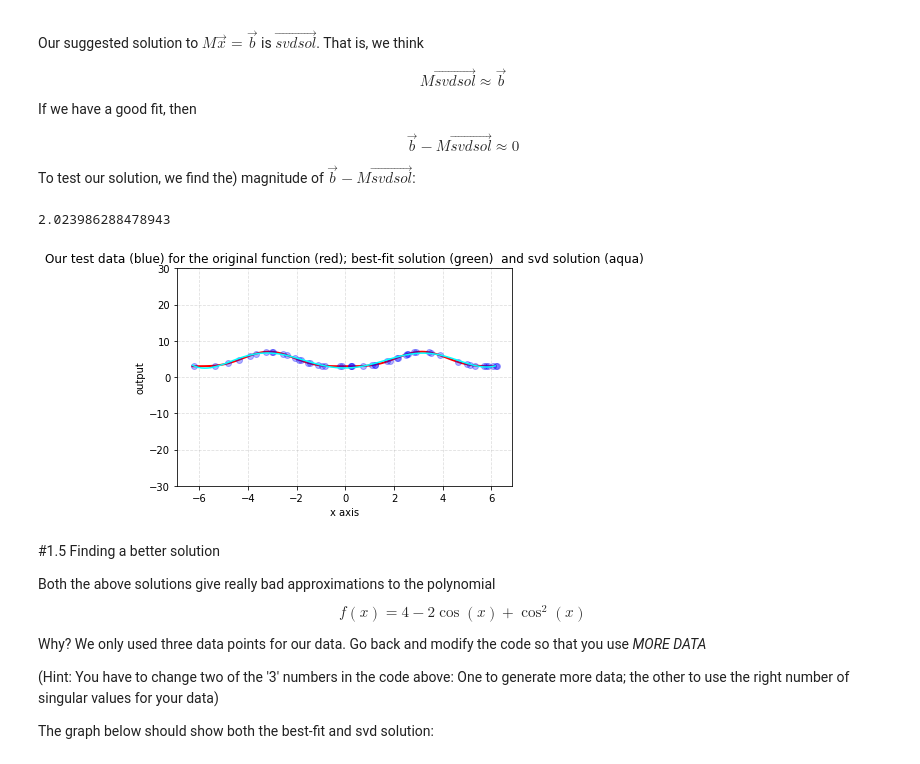
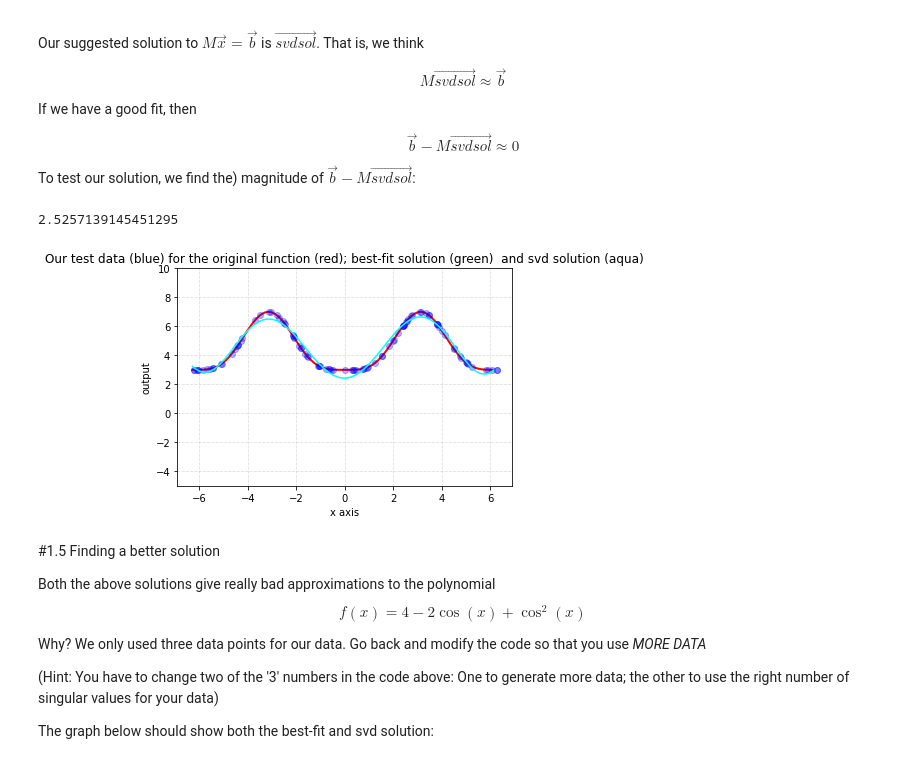
Before and after one commit to aaugustine130/AdvLinearAlgebra, a Jupyter notebook: Copy_of_Project_4_Case_1_Solving_for_a_known_trigonometric_function_using_Singular_Values_or_Best_Fit.ipynb, the cells around one changed output. Saved outputs shown, nothing was run; the diff lists cells and outputs as text; code cells hidden in the pictures.

```diff
--- a/Copy_of_Project_4_Case_1_Solving_for_a_known_trigonometric_function_using_Singular_Values_or_Best_Fit.ipynb
+++ b/Copy_of_Project_4_Case_1_Solving_for_a_known_trigonometric_function_using_Singular_Values_or_Best_Fit.ipynb
@@ -67,7 +67,7 @@ actual_data_x = []
 actual_data_y = []
 
 #We'll use (cough... cough...) three   data points:
-for i in range(50):
+for i in range(100):
     # pick a random number between -2pi and 2pi
     x = 4*np.pi*random.random() - 2*np.pi
     f = 4 - 2*np.cos(x) + np.cos(x)**2
@@ -371,40 +375,40 @@ To test our solution, we find the) magnitude of $\vec{b} - M\vec{svdsol}$:
 error = ((b-M*svdsol).transpose() * (b-M*svdsol))[0,0]
 error**0.5
 # %% [output]
-2.023986288478943
+2.5257139145451295
 # %%
 #Show a plot of the solutions using the best-fit method, and the SVD method:
 
 # We'll specify that x is a variable:
 x = sym.symbols('x')
 
 xdata = []
 fdata = []
 #set up our 100 data points on the interval from (-2pi, 2pi):
 xdata = np.array(range(100))/(100/(4*np.pi)) - 2*np.pi
 
 # find the ouput for our function on each data point:
 fdata = 4 - 2*np.cos(xdata) + np.cos(xdata)**2
 
 #construct the solution from svdsol
 svd_fit = svdsol[0,0] + svdsol[1,0]*xdata + svdsol[2,0]*(xdata**2) + svdsol[3,0]*(xdata**3) + svdsol[4,0]*(xdata**4) + svdsol[5,0]*(xdata**5) + svdsol[6,0]*(xdata**6) + svdsol[7,0]*(xdata**7)+svdsol[8,0]*(xdata**8)
 # Create the actual plot in red, and our datapoints in blue,
 # and the svd solution in aqua:
 plt.plot(xdata,fdata, color='red', linewidth=2 ) + plt.plot(actual_data_x, actual_data_y, 'bo', alpha=0.3) + plt.plot(xdata, svd_fit, 'aqua')
 
 #Restrict the output values to this range:
-plt.ylim(-30,30)
+plt.ylim(-5,10)
 # Add a title
 plt.title('Our test data (blue) for the original function (red); best-fit solution (green)  and svd solution (aqua)')
 
 # Add X and y Label
 plt.xlabel('x axis')
 plt.ylabel('output')
 
 # Add a grid
 plt.grid(alpha=.4,linestyle='--')
 # %% [output]
-[figure, old version]
+[figure, new version]
 # %% [markdown]
 #1.5  Finding a better solution
 
```
Also changed, not shown: parts of 10 cells of this notebook.
